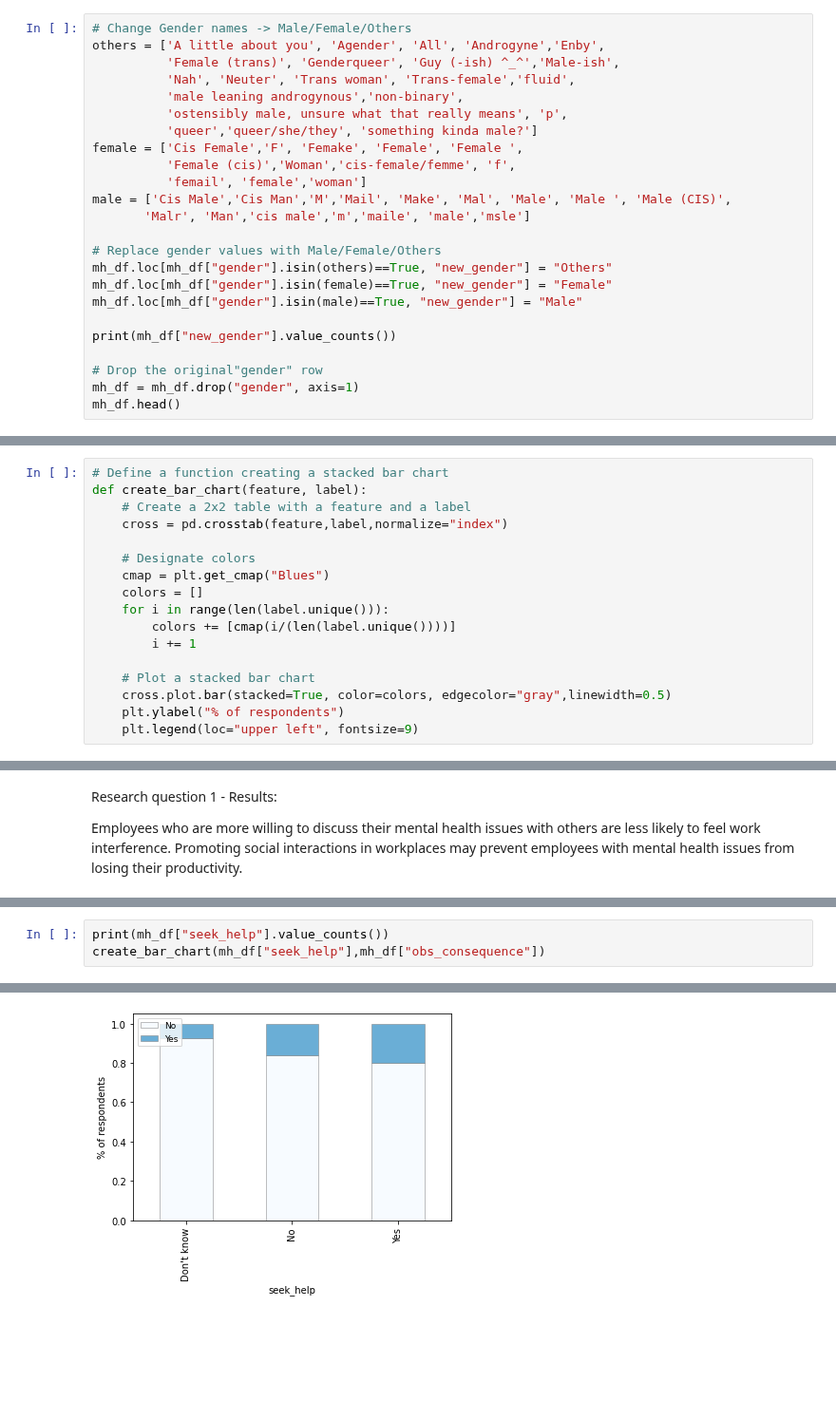
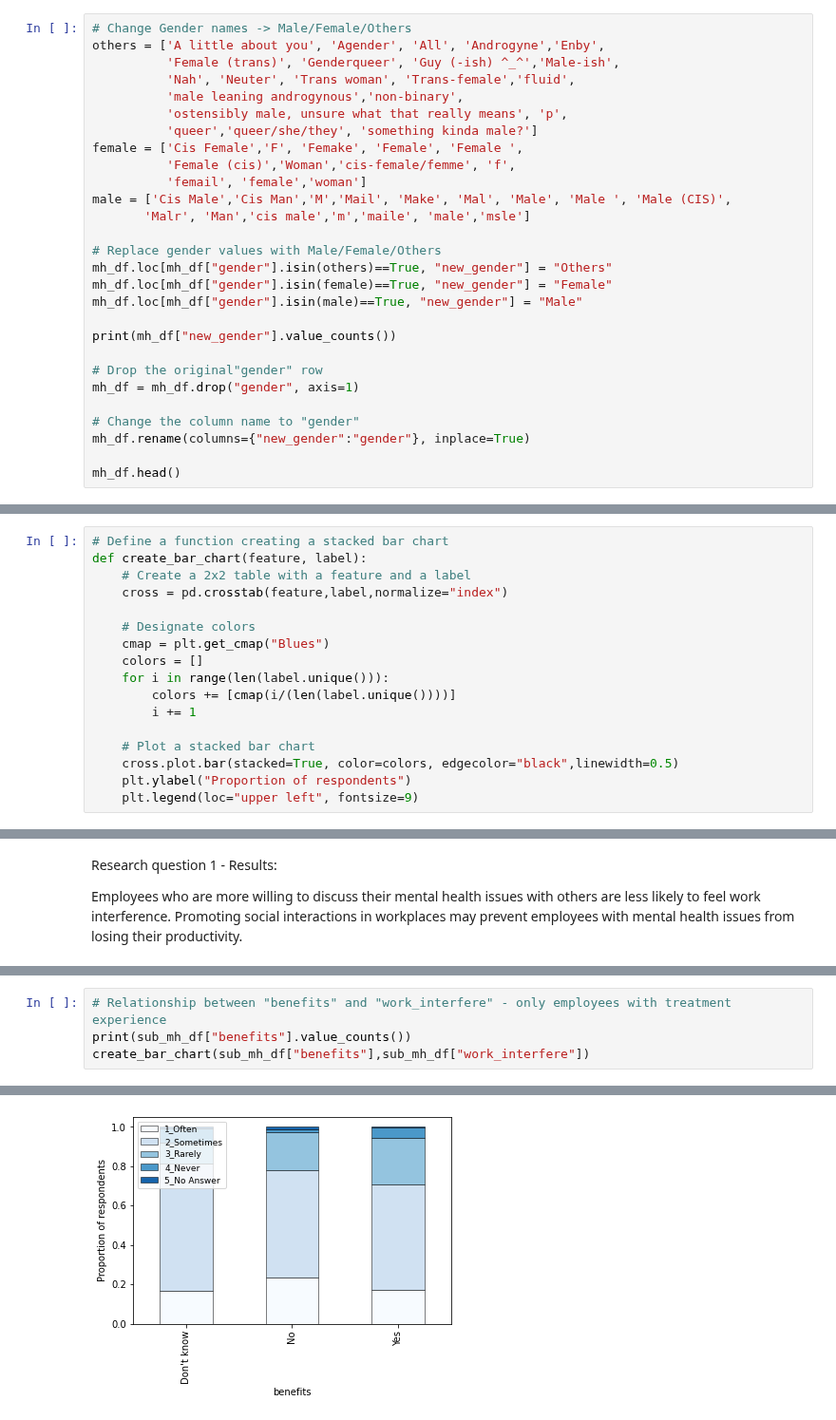
Before and after one commit to ceciliastern/ds_term_project, a Jupyter notebook: Term Project - Mental Health Dataset.ipynb, the cells around one changed output, grey strips where cells are left out. Shown at 95% size. Cells and saved outputs as stored; diff of their text form; blank space fills up the shorter version.

```diff
--- a/Term Project - Mental Health Dataset.ipynb
+++ b/Term Project - Mental Health Dataset.ipynb
@@ -106,6 +106,10 @@ print(mh_df["new_gender"].value_counts())
 
 # Drop the original"gender" row
 mh_df = mh_df.drop("gender", axis=1)
+
+# Change the column name to "gender"
+mh_df.rename(columns={"new_gender":"gender"}, inplace=True)
+
 mh_df.head()
 # %% [output]
 Male      990
@@ -282,6 +296,6 @@ def create_bar_chart(feature, label):
         i += 1
 
     # Plot a stacked bar chart
-    cross.plot.bar(stacked=True, color=colors, edgecolor="gray",linewidth=0.5)
-    plt.ylabel("% of respondents")
+    cross.plot.bar(stacked=True, color=colors, edgecolor="black",linewidth=0.5)
+    plt.ylabel("Proportion of respondents")
     plt.legend(loc="upper left", fontsize=9)
@@ -350,4 +389,5 @@ Research question 2:
 # %%
-print(mh_df["seek_help"].value_counts())
-create_bar_chart(mh_df["seek_help"],mh_df["obs_consequence"])
+# Relationship between "benefits" and "work_interfere" - only employees with treatment experience
+print(sub_mh_df["benefits"].value_counts())
+create_bar_chart(sub_mh_df["benefits"],sub_mh_df["work_interfere"])
 # %% [output]
@@ -358 +398 @@ Name: seek_help, dtype: int64
-[figure, old version]
+[figure, new version]
```
Also changed, not shown: parts of 24 cells of this notebook.
